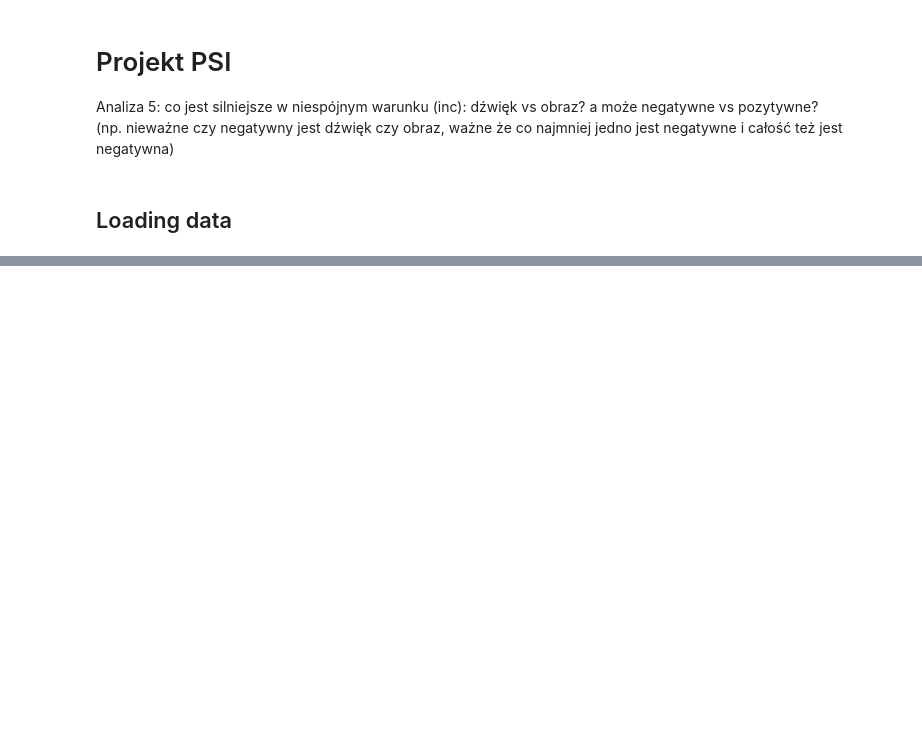
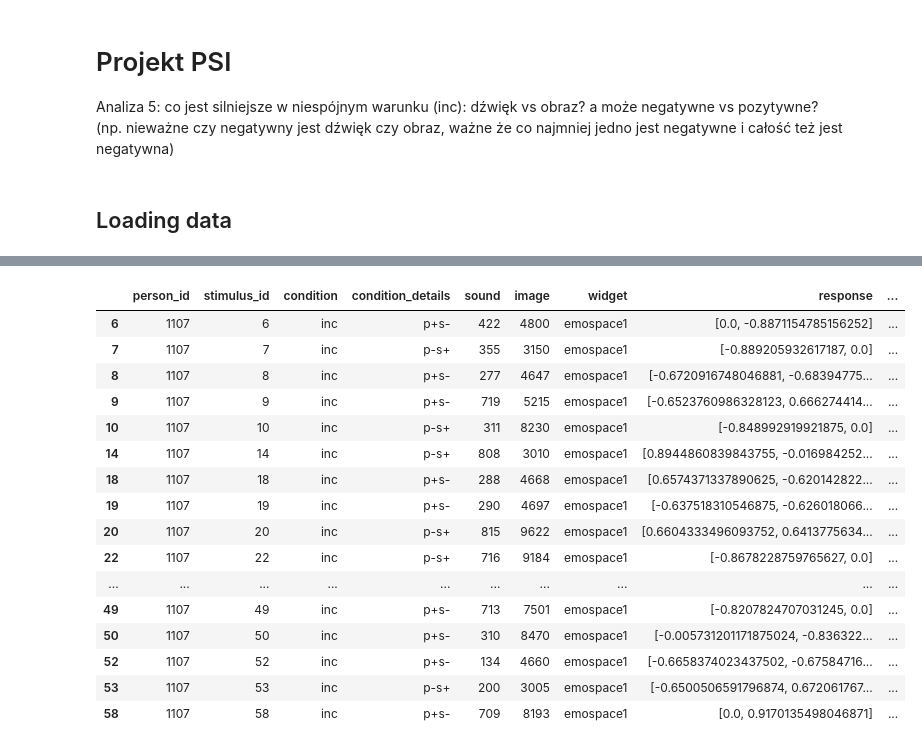
Before and after one commit to PiotrMor/psi-project, a Jupyter notebook: notebooks/main.ipynb, the cells around one changed output, grey strips where cells are left out. Drawn from its saved outputs; the diff is of its cells as text; code cells hidden in the pictures; blank space fills up the shorter version.

Commit message:
Load procedure data

```diff
--- a/notebooks/main.ipynb
+++ b/notebooks/main.ipynb
@@ -30,0 +59,22 @@ sounds_params = pandas.read_csv("../data/IADS2.csv", sep=";", header=0, decimal=
+# %%
+procedure = pandas.read_csv("../data/2019-afcai-spring/procedura/1107_2019_Apr_19_0712.txt", sep="\t", names=["person_id", "stimulus_id", "condition", "condition_details", "sound", "image", "widget", "response", "response_time", "timestamp" ])
+procedure = procedure.loc[procedure['condition'] == 'inc'].loc[procedure['widget'] == 'emospace1']
+procedure
+# %% [output]
+|  | person_id | stimulus_id | condition | condition_details | sound | image | widget | response | ... |
+| 6 | 1107 | 6 | inc | p+s- | 422 | 4800 | emospace1 | [0.0, -0.8871154785156252] | ... |
+| 7 | 1107 | 7 | inc | p-s+ | 355 | 3150 | emospace1 | [-0.889205932617187, 0.0] | ... |
+| 8 | 1107 | 8 | inc | p+s- | 277 | 4647 | emospace1 | [-0.6720916748046881, -0.68394775... | ... |
+| 9 | 1107 | 9 | inc | p+s- | 719 | 5215 | emospace1 | [-0.6523760986328123, 0.666274414... | ... |
+| 10 | 1107 | 10 | inc | p-s+ | 311 | 8230 | emospace1 | [-0.848992919921875, 0.0] | ... |
+| 14 | 1107 | 14 | inc | p-s+ | 808 | 3010 | emospace1 | [0.8944860839843755, -0.016984252... | ... |
+| 18 | 1107 | 18 | inc | p+s- | 288 | 4668 | emospace1 | [0.6574371337890625, -0.620142822... | ... |
+| 19 | 1107 | 19 | inc | p+s- | 290 | 4697 | emospace1 | [-0.637518310546875, -0.626018066... | ... |
+| 20 | 1107 | 20 | inc | p-s+ | 815 | 9622 | emospace1 | [0.6604333496093752, 0.6413775634... | ... |
+| 22 | 1107 | 22 | inc | p-s+ | 716 | 9184 | emospace1 | [-0.8678228759765627, 0.0] | ... |
+| ... | ... | ... | ... | ... | ... | ... | ... | ... | ... |
+| 49 | 1107 | 49 | inc | p+s- | 713 | 7501 | emospace1 | [-0.8207824707031245, 0.0] | ... |
+| 50 | 1107 | 50 | inc | p+s- | 310 | 8470 | emospace1 | [-0.005731201171875024, -0.836322... | ... |
+| 52 | 1107 | 52 | inc | p+s- | 134 | 4660 | emospace1 | [-0.6658374023437502, -0.67584716... | ... |
+| 53 | 1107 | 53 | inc | p-s+ | 200 | 3005 | emospace1 | [-0.6500506591796874, 0.672061767... | ... |
+| 58 | 1107 | 58 | inc | p+s- | 709 | 8193 | emospace1 | [0.0, 0.9170135498046871] | ... |
```
Also changed, not shown: parts of 3 cells of this notebook, 1 other file.
